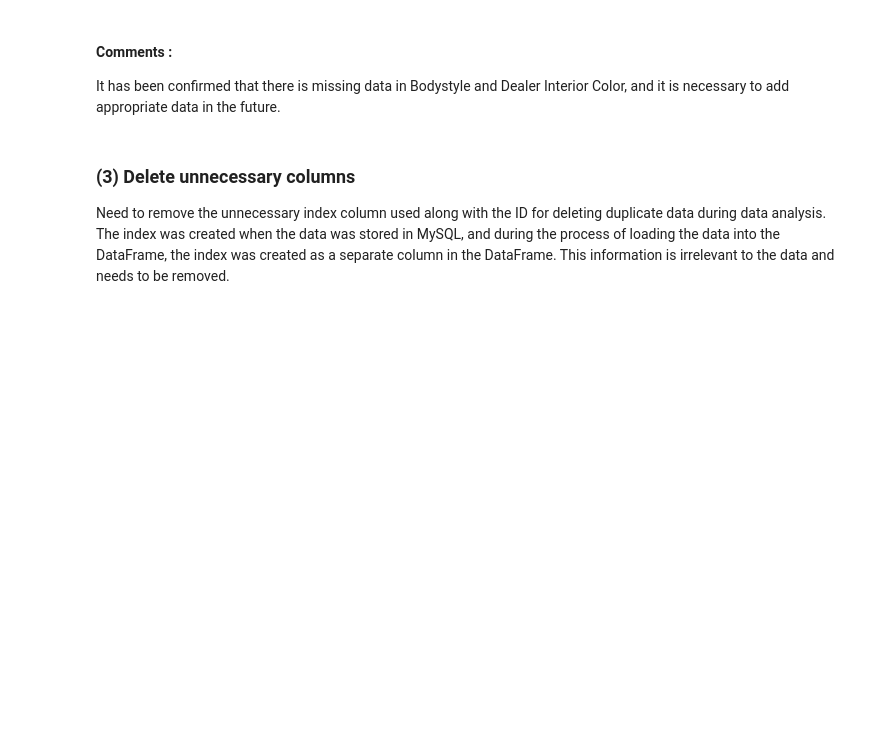
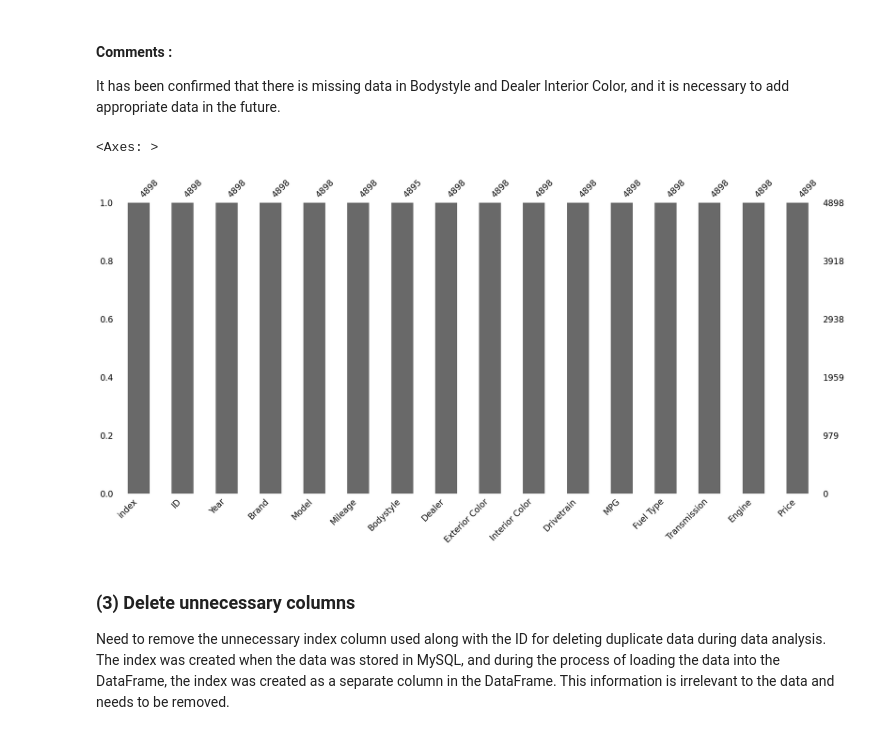
Before and after one commit to kish191919/Predict_Used_Car_Price_by_Python, a Jupyter notebook: Used_Car.ipynb, the cells around one changed output. Cells and saved outputs as stored; diff of their text form; code cells hidden in the pictures; blank space fills up the shorter version.

```diff
--- a/Used_Car.ipynb
+++ b/Used_Car.ipynb
@@ -175,3 +195,9 @@ It has been confirmed that there is missing data in Bodystyle and Dealer Interio
+# %%
+#Visualize missing values
+msno.bar(train)
+# %% [output]
+<Axes: >
+[figure, added]
 # %% [markdown]
 ### (3) Delete unnecessary columns
 
```
Also changed, not shown: parts of 47 cells of this notebook.
